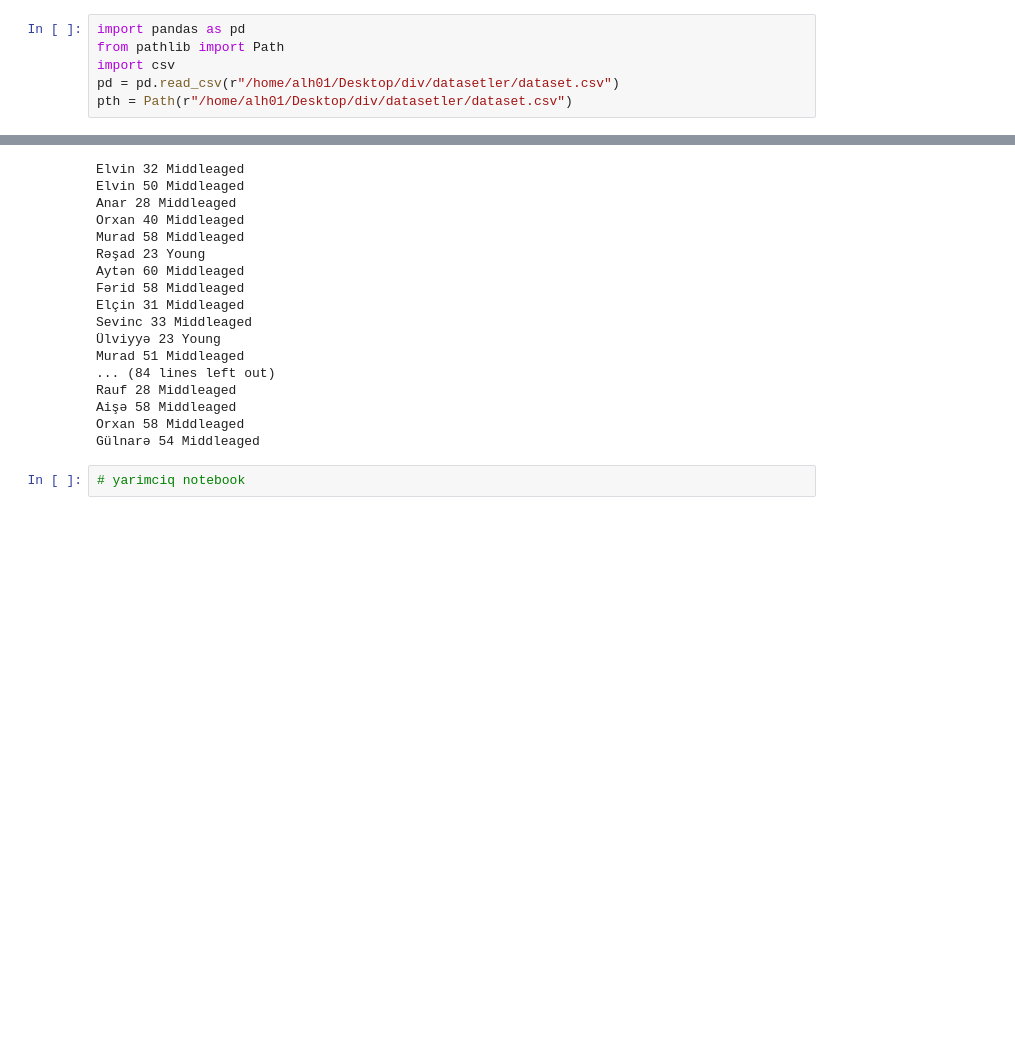
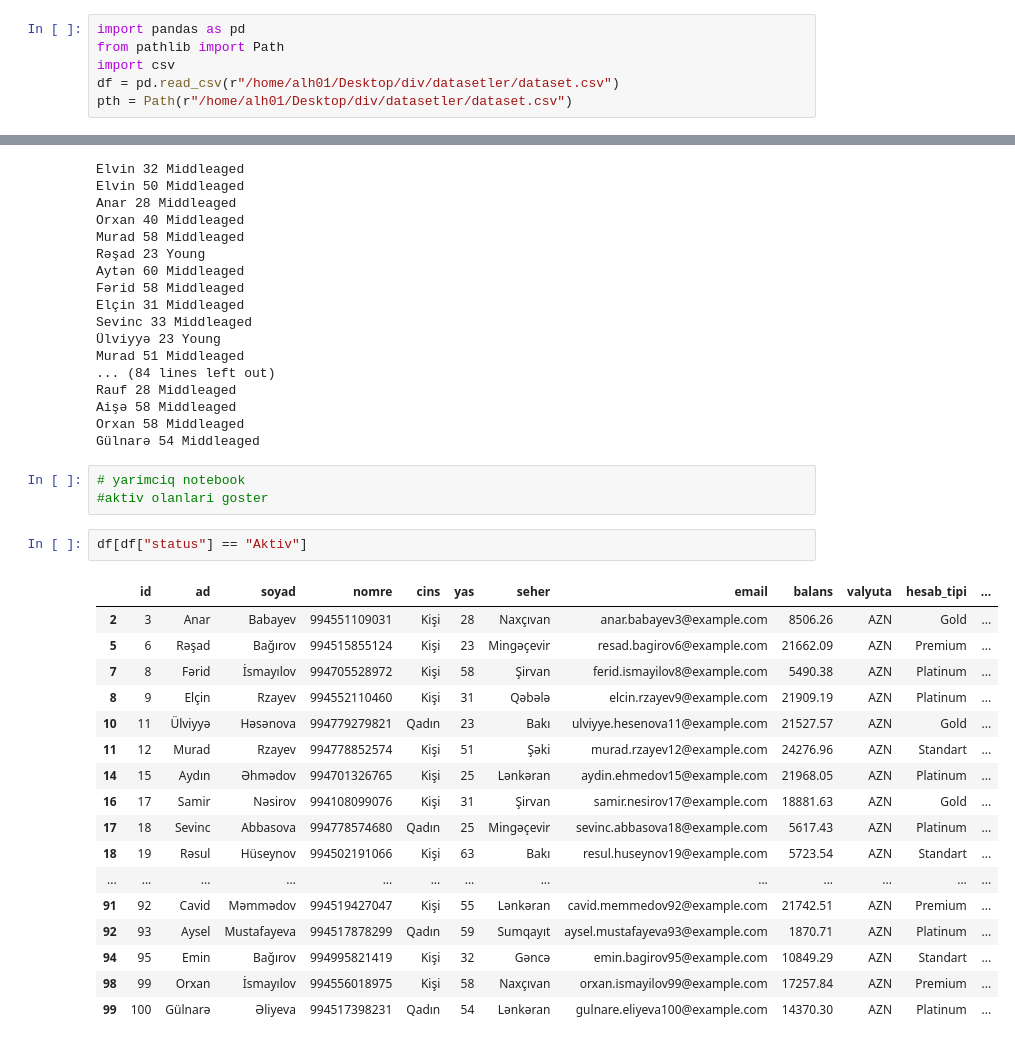
Before and after one commit to AliH-0392/div_ai, a Jupyter notebook: module1_exercises/module_1_5/23112026.ipynb, the cells around one changed output, grey strips where cells are left out. Drawn from its saved outputs; the diff is of its cells as text; blank space fills up the shorter version.

```diff
--- a/module1_exercises/module_1_5/23112026.ipynb
+++ b/module1_exercises/module_1_5/23112026.ipynb
@@ -2,7 +2,7 @@
 import pandas as pd
 from pathlib import Path
 import csv
-pd = pd.read_csv(r"/home/alh01/Desktop/div/datasetler/dataset.csv")
+df = pd.read_csv(r"/home/alh01/Desktop/div/datasetler/dataset.csv")
 pth = Path(r"/home/alh01/Desktop/div/datasetler/dataset.csv")
 # %%
 pd
@@ -68,3 +56,24 @@ Orxan 58 Middleaged
 Gülnarə 54 Middleaged
 # %%
 # yarimciq notebook
+#aktiv olanlari goster
+# %%
+df[df["status"] == "Aktiv"]
+# %% [output]
+|  | id | ad | soyad | nomre | cins | yas | seher | email | balans | valyuta | hesab_tipi | ... |
+| 2 | 3 | Anar | Babayev | 994551109031 | Kişi | 28 | Naxçıvan | anar.babayev3@example.com | 8506.26 | AZN | Gold | ... |
+| 5 | 6 | Rəşad | Bağırov | 994515855124 | Kişi | 23 | Mingəçevir | resad.bagirov6@example.com | 21662.09 | AZN | Premium | ... |
+| 7 | 8 | Fərid | İsmayılov | 994705528972 | Kişi | 58 | Şirvan | ferid.i̇smayilov8@example.com | 5490.38 | AZN | Platinum | ... |
+| 8 | 9 | Elçin | Rzayev | 994552110460 | Kişi | 31 | Qəbələ | elcin.rzayev9@example.com | 21909.19 | AZN | Platinum | ... |
+| 10 | 11 | Ülviyyə | Həsənova | 994779279821 | Qadın | 23 | Bakı | ulviyye.hesenova11@example.com | 21527.57 | AZN | Gold | ... |
+| 11 | 12 | Murad | Rzayev | 994778852574 | Kişi | 51 | Şəki | murad.rzayev12@example.com | 24276.96 | AZN | Standart | ... |
+| 14 | 15 | Aydın | Əhmədov | 994701326765 | Kişi | 25 | Lənkəran | aydin.ehmedov15@example.com | 21968.05 | AZN | Platinum | ... |
+| 16 | 17 | Samir | Nəsirov | 994108099076 | Kişi | 31 | Şirvan | samir.nesirov17@example.com | 18881.63 | AZN | Gold | ... |
+| 17 | 18 | Sevinc | Abbasova | 994778574680 | Qadın | 25 | Mingəçevir | sevinc.abbasova18@example.com | 5617.43 | AZN | Platinum | ... |
+| 18 | 19 | Rəsul | Hüseynov | 994502191066 | Kişi | 63 | Bakı | resul.huseynov19@example.com | 5723.54 | AZN | Standart | ... |
+| ... | ... | ... | ... | ... | ... | ... | ... | ... | ... | ... | ... | ... |
+| 91 | 92 | Cavid | Məmmədov | 994519427047 | Kişi | 55 | Lənkəran | cavid.memmedov92@example.com | 21742.51 | AZN | Premium | ... |
+| 92 | 93 | Aysel | Mustafayeva | 994517878299 | Qadın | 59 | Sumqayıt | aysel.mustafayeva93@example.com | 1870.71 | AZN | Platinum | ... |
+| 94 | 95 | Emin | Bağırov | 994995821419 | Kişi | 32 | Gəncə | emin.bagirov95@example.com | 10849.29 | AZN | Standart | ... |
+| 98 | 99 | Orxan | İsmayılov | 994556018975 | Kişi | 58 | Naxçıvan | orxan.i̇smayilov99@example.com | 17257.84 | AZN | Premium | ... |
+| 99 | 100 | Gülnarə | Əliyeva | 994517398231 | Qadın | 54 | Lənkəran | gulnare.eliyeva100@example.com | 14370.30 | AZN | Platinum | ... |
```
Also changed, not shown: parts of 1 cell of this notebook.
